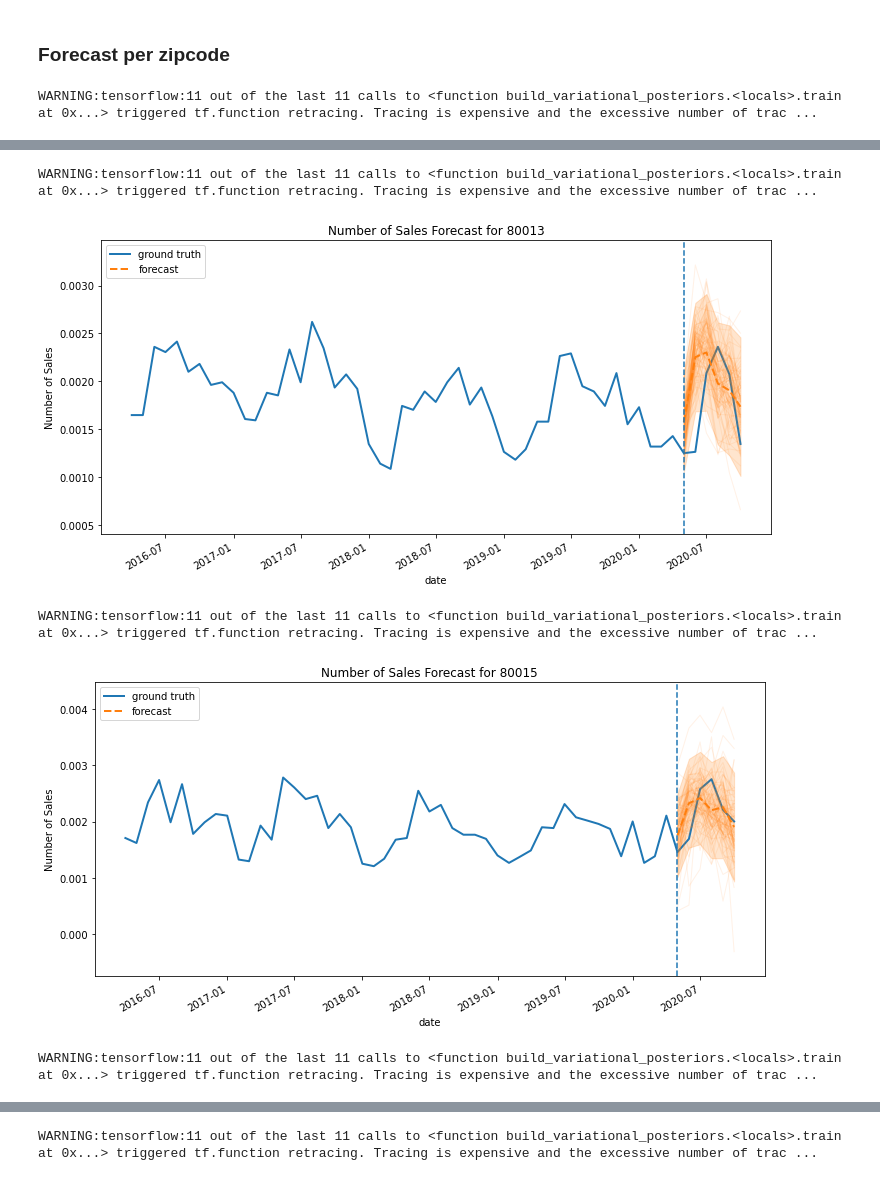
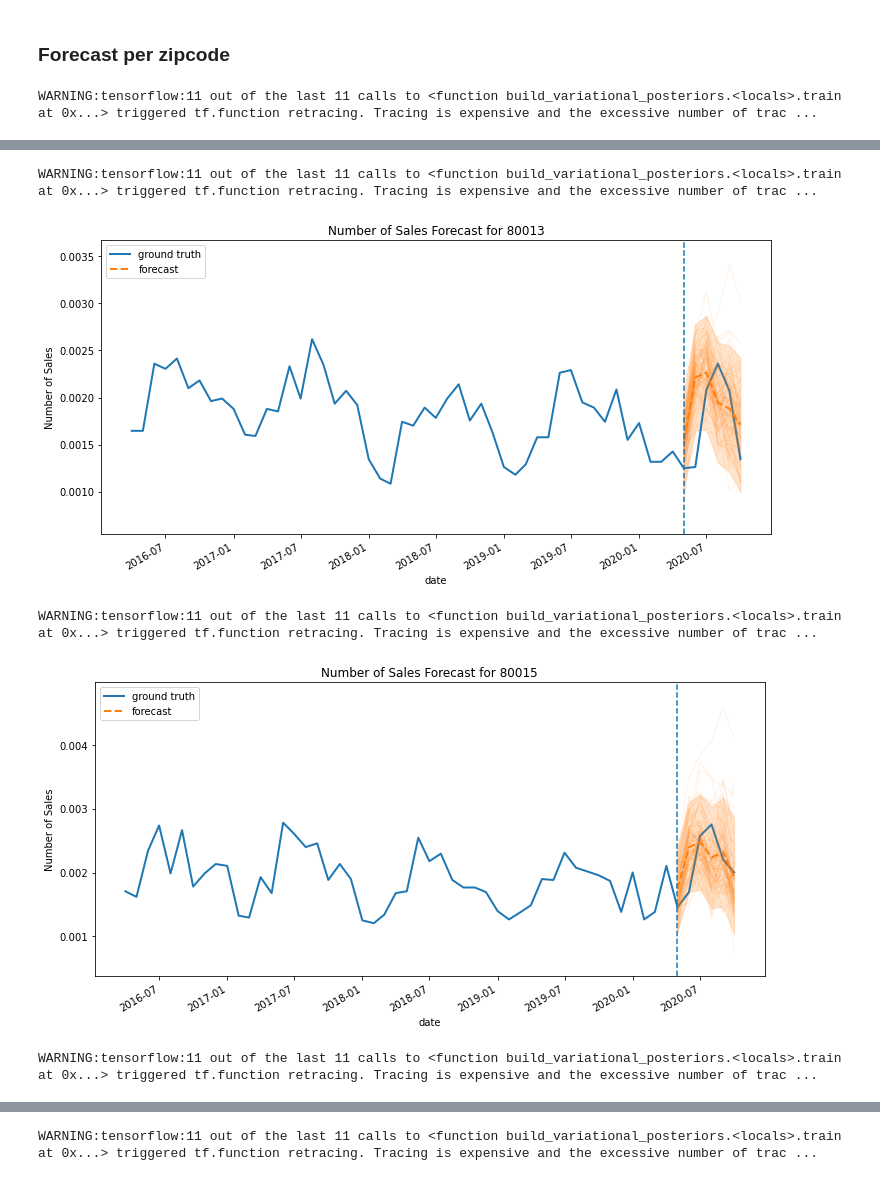
Before and after one commit to wijayajessica/Digital-Real-Estate-Index, a Jupyter notebook: draft_models/EDA_and_Baseline_Forecast_Model-Denver.ipynb, the cells around one changed output, grey strips where cells are left out. Saved outputs shown, nothing was run; the diff lists cells and outputs as text; code cells hidden in the pictures.

```diff
--- a/draft_models/EDA_and_Baseline_Forecast_Model-Denver.ipynb
+++ b/draft_models/EDA_and_Baseline_Forecast_Model-Denver.ipynb
@@ -108,7 +108,7 @@ for zipcode in top10sales[:5]:
     df_plot = df_monthly_population[df_monthly_population["zipcode"]==zipcode]
     ax[0].plot(df_plot['month'], df_plot["total_value_normalized"], label=zipcode)
 ax[0].legend()
-ax[0].set_title("Top 5 zipcodes with Highest Market Value")
+ax[0].set_title("Top 5 zipcodes with Highest Total Dollar Sales")
 ax[0].set_ylabel("Sum of dollar sales per month")
 
 for zipcode in top10unitSold[:5]:
@@ -504,12 +534,8 @@ WARNING:tensorflow:11 out of the last 11 calls to <function pfor.<locals>.f at 0
 # %%
 def build_model2(observed_time_series):
-    trend = sts.LocalLinearTrend(observed_time_series=observed_time_series)
-    seasonal_yearly = tfp.sts.Seasonal(num_seasons=12, observed_time_series=observed_time_series, name='yearly_effect')
-#     listing_effect = sts.LinearRegression(design_matrix=tf.reshape(listing_time_series - np.mean(listing_time_series),
-#                                                                    (-1, 1)), name='num_listings_effect')
-    autoregressive = sts.Autoregressive(order=2, observed_time_series=observed_time_series, name='autoregressive')
-    model = sts.Sum([trend, seasonal_yearly,autoregressive],
-                    observed_time_series=observed_time_series)
+    trend = sts.SemiLocalLinearTrend(observed_time_series=observed_time_series)
+    seasonal = tfp.sts.Seasonal(num_seasons=12, observed_time_series=observed_time_series)
+    model = sts.Sum([trend, seasonal], observed_time_series=observed_time_series)
     return model
 # %%
 denver_training_data = ts_denver[:-num_forecast_steps]
@@ -544,7 +569,7 @@ WARNING:tensorflow:11 out of the last 11 calls to <function pfor.<locals>.f at 0
 # %%
 denver_training_data = ts_denver_countsale[:-num_forecast_steps]
 
-denver_model = build_model3(denver_training_data)
+denver_model = build_model2(denver_training_data)
 q_samples_denver = build_variational_posteriors(denver_model, denver_training_data,
                                                 optimizer = tf.optimizers.Adam(learning_rate=.1),
                                                 plot = True, nsamples=50)
@@ -576,7 +600,7 @@ WARNING:tensorflow:11 out of the last 11 calls to <function pfor.<locals>.f at 0
 ### Forecast per zipcode
 # %%
 def forecast_bsts(df, metric, zipcode, ts_dates = np.arange("2016-04", "2020-11", dtype="datetime64[M]"),
-                  num_forecast_steps = 6, model = build_model3, ):
+                  num_forecast_steps = 6, model = build_model2, ):
     ts_denver = df_monthly_population[df_monthly_population["zipcode"]==zipcode][metric].values
     denver_training_data = ts_denver[:-num_forecast_steps]
     denver_model = model(denver_training_data)
@@ -598,6 +622,7 @@ def forecast_bsts(df, metric, zipcode, ts_dates = np.arange("2016-04", "2020-11"
 # %%
 forecast_countsale_zipcode = {}
 for idx, area in enumerate(top10unitSold[:5]):
-    forecast_countsale_zipcode[area] = forecast_bsts(df_monthly_population, 'count_sale_normalized', area)
+    forecast_countsale_zipcode[area] = forecast_bsts(df_monthly_population, 'count_sale_normalized', area,
+                                                     model=build_model)
 # %% [output]
 WARNING:tensorflow:11 out of the last 11 calls to <function build_variational_posteriors.<locals>.train at 0x...> triggered tf.function retracing. Tracing is expensive and the excessive number of trac ...
@@ -605,5 +630,5 @@ WARNING:tensorflow:11 out of the last 11 calls to <function build_variational_po
 WARNING:tensorflow:11 out of the last 11 calls to <function build_variational_posteriors.<locals>.train at 0x...> triggered tf.function retracing. Tracing is expensive and the excessive number of trac ...
-[figure, old version]
+[figure, new version]
 WARNING:tensorflow:11 out of the last 11 calls to <function build_variational_posteriors.<locals>.train at 0x...> triggered tf.function retracing. Tracing is expensive and the excessive number of trac ...
-[figure, old version]
+[figure, new version]
 WARNING:tensorflow:11 out of the last 11 calls to <function build_variational_posteriors.<locals>.train at 0x...> triggered tf.function retracing. Tracing is expensive and the excessive number of trac ...
```
Also changed, not shown: parts of 16 cells of this notebook.
